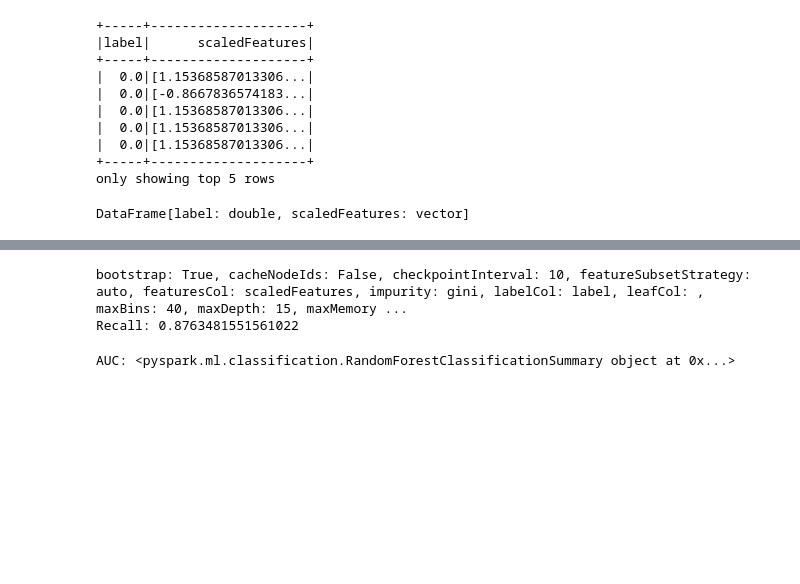
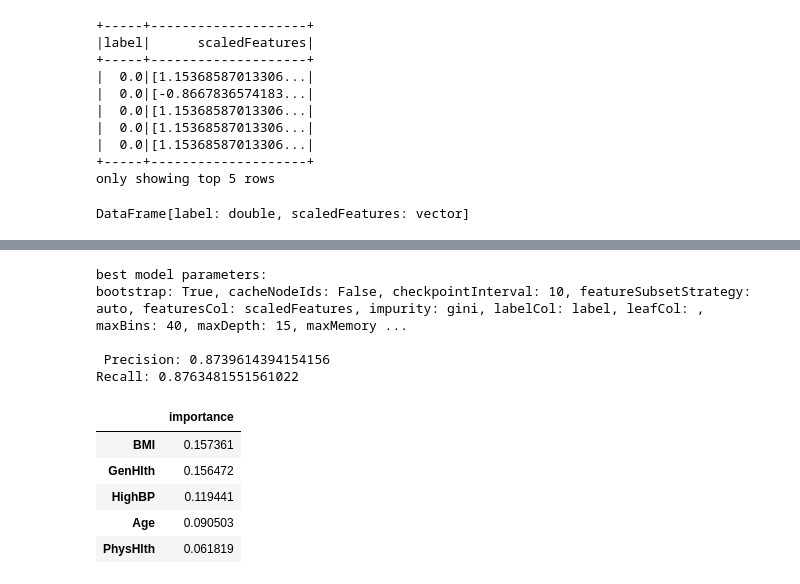
Before and after one commit to EvanGalea2/Distributed-Diabetes-AI-pipeline, a Jupyter notebook: RandomForest.ipynb, the cells around one changed output, grey strips where cells are left out. Saved outputs shown, nothing was run; the diff lists cells and outputs as text; code cells hidden in the pictures; blank space fills up the shorter version.

```diff
--- a/RandomForest.ipynb
+++ b/RandomForest.ipynb
@@ -225,34 +191,32 @@ Elapsed time: 1022.921638 seconds
 # %%
-#204 secs vs 498 seconds with
-#current: 2082 seconds
 summary = bestModel.summary
-# print(summary.objectiveHistory)
-# print(f"RMSE: {summary.rootMeanSquaredError}")
-# print(f"R2: {summary.r2}")
-# summary.residuals.show() # Show residuals
-# print(bestModel.params)
 
 params = bestModel.extractParamMap()
 
 # Print parameters without docstrings
+print('best model parameters:')
 for param, value in params.items():
     print(f"{param.name}: {value}",end=", ")
 
 
-print('precision:',summary.weightedPrecision)
+print('\n\n Precision:',summary.weightedPrecision)
 print('Recall:',summary.weightedRecall)
-# print('Recal:',summary.)
-
-
-# bootstrap: True, cacheNodeIds: False, checkpointInterval: 10, featureSubsetStrategy: auto, f
-#eaturesCol: scaledFeatures, impurity: gini, labelCol: label, leafCol: , maxBins: 40, maxDepth: 15,
-#maxMemoryInMB: 256, minInfoGain: 0.0, minInstancesPerNode: 1, minWeightFractionPerNode: 0.0, numTrees: 200, predictionCol: prediction,
-#probabilityCol: probability, rawPredictionCol: rawPrediction, seed: 42, subsamplingRate: 1.0,
 # %% [output]
+best model parameters:
 bootstrap: True, cacheNodeIds: False, checkpointInterval: 10, featureSubsetStrategy: auto, featuresCol: scaledFeatures, impurity: gini, labelCol: label, leafCol: , maxBins: 40, maxDepth: 15, maxMemory ...
+
+ Precision: 0.8739614394154156
 Recall: 0.8763481551561022
-# %%
-auc = bestModel.evaluate(vectorDF)
-print(f"AUC: {auc.}")
-# %% [output]
-AUC: <pyspark.ml.classification.RandomForestClassificationSummary object at 0x...>
+# %%
+importances = bestModel.featureImportances.toArray()
+featureImportance = pd.DataFrame(importances, inputColumns)
+featureImportance.columns = ['importance']
+featureImportance = featureImportance.sort_values(by='importance', ascending=False)
+featureImportance.head(5)
+# %% [output]
+|  | importance |
+| BMI | 0.157361 |
+| GenHlth | 0.156472 |
+| HighBP | 0.119441 |
+| Age | 0.090503 |
+| PhysHlth | 0.061819 |
```
Also changed, not shown: parts of 31 cells of this notebook, 20 other files.
